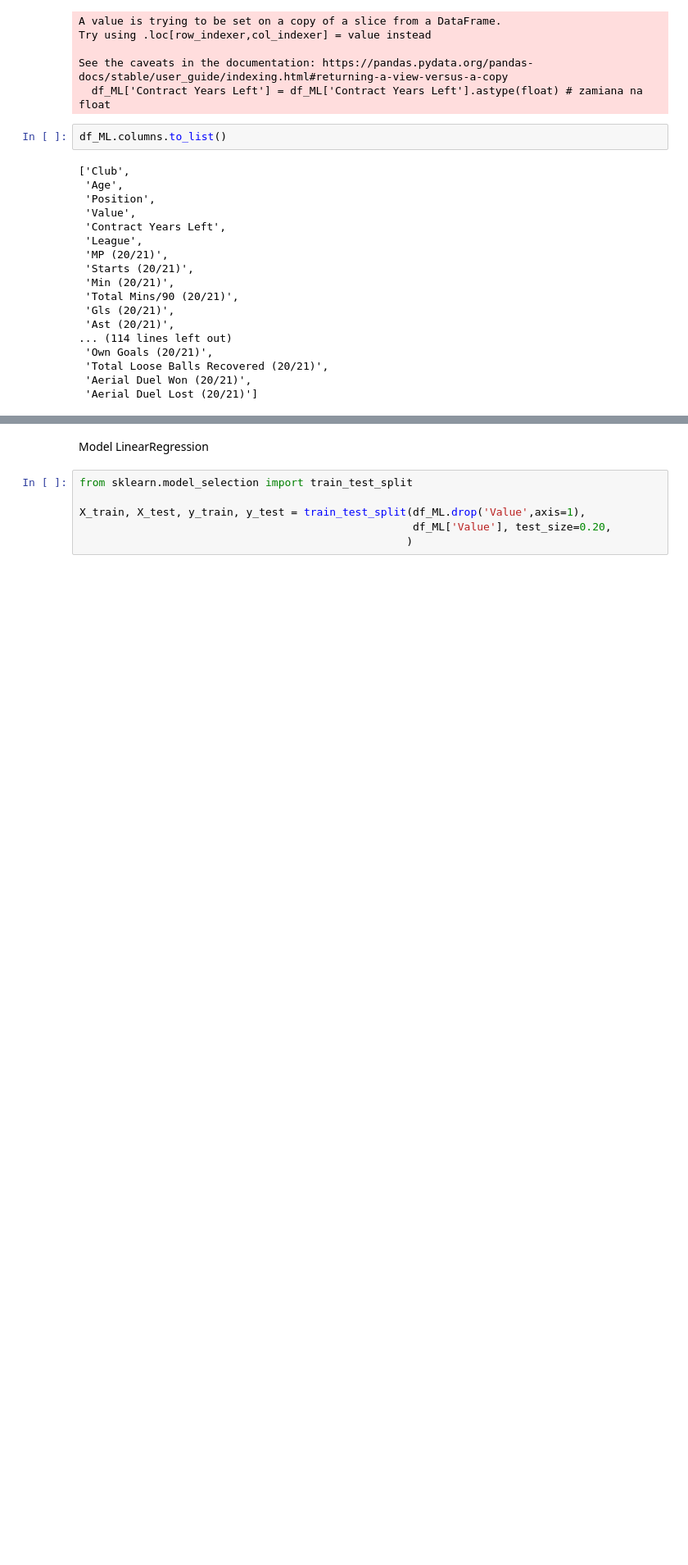
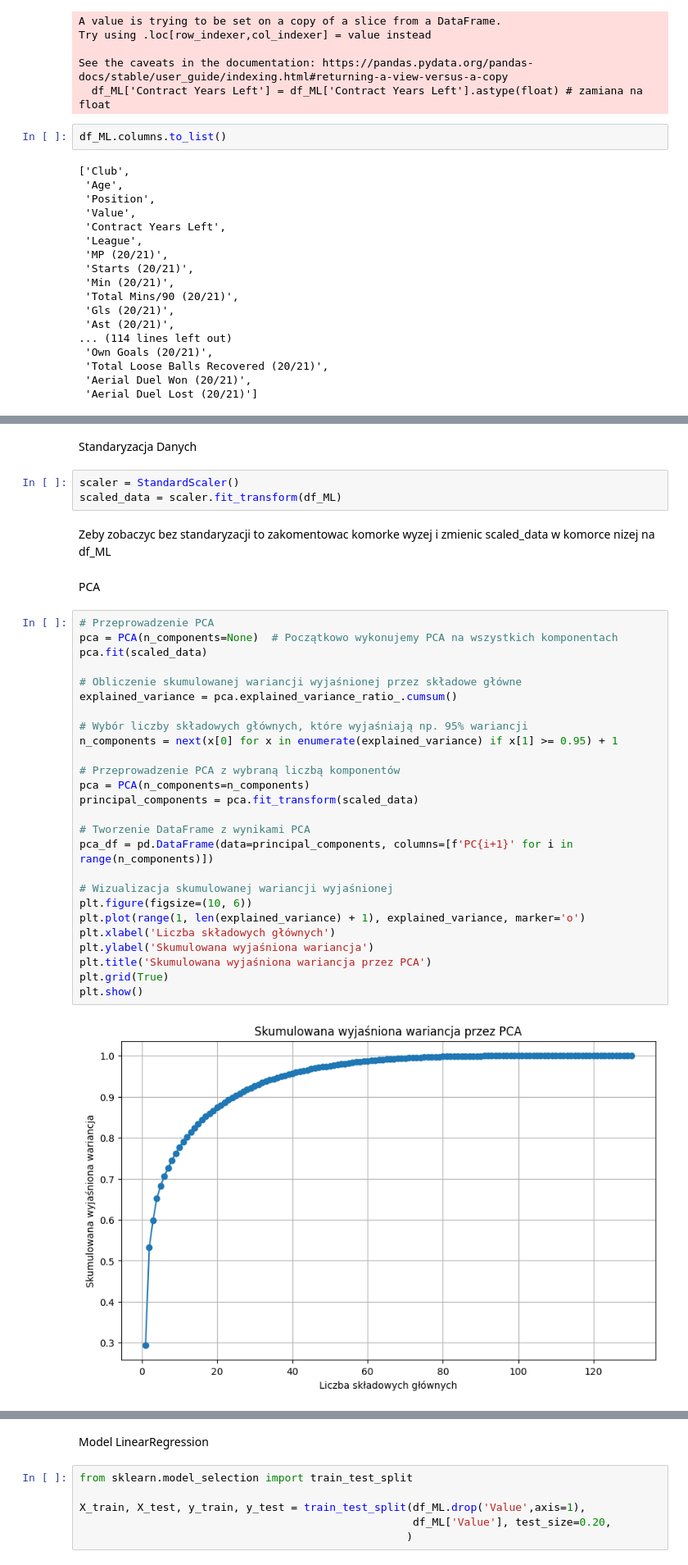
Before and after one commit to solszym/Licencjat, a Jupyter notebook: Analiza4/kod.ipynb, the cells around one changed output, grey strips where cells are left out. Shown at 82% size. Drawn from its saved outputs; the diff is of its cells as text; blank space fills up the shorter version.

```diff
--- a/Analiza4/kod.ipynb
+++ b/Analiza4/kod.ipynb
@@ -405,0 +444,37 @@ df_ML.columns.to_list()
+# %% [markdown]
+Standaryzacja Danych
+# %%
+scaler = StandardScaler()
+scaled_data = scaler.fit_transform(df_ML)
+# %% [markdown]
+Zeby zobaczyc bez standaryzacji to zakomentowac komorke wyzej i zmienic scaled_data w komorce nizej na df_ML
+# %% [markdown]
+PCA
+# %%
+# Przeprowadzenie PCA
+pca = PCA(n_components=None)  # Początkowo wykonujemy PCA na wszystkich komponentach
+pca.fit(scaled_data)
+
+# Obliczenie skumulowanej wariancji wyjaśnionej przez składowe główne
+explained_variance = pca.explained_variance_ratio_.cumsum()
+
+# Wybór liczby składowych głównych, które wyjaśniają np. 95% wariancji
+n_components = next(x[0] for x in enumerate(explained_variance) if x[1] >= 0.95) + 1
+
+# Przeprowadzenie PCA z wybraną liczbą komponentów
+pca = PCA(n_components=n_components)
+principal_components = pca.fit_transform(scaled_data)
+
+# Tworzenie DataFrame z wynikami PCA
+pca_df = pd.DataFrame(data=principal_components, columns=[f'PC{i+1}' for i in range(n_components)])
+
+# Wizualizacja skumulowanej wariancji wyjaśnionej
+plt.figure(figsize=(10, 6))
+plt.plot(range(1, len(explained_variance) + 1), explained_variance, marker='o')
+plt.xlabel('Liczba składowych głównych')
+plt.ylabel('Skumulowana wyjaśniona wariancja')
+plt.title('Skumulowana wyjaśniona wariancja przez PCA')
+plt.grid(True)
+plt.show()
+# %% [output]
+[figure, added]
```
Also changed, not shown: parts of 13 cells of this notebook.
